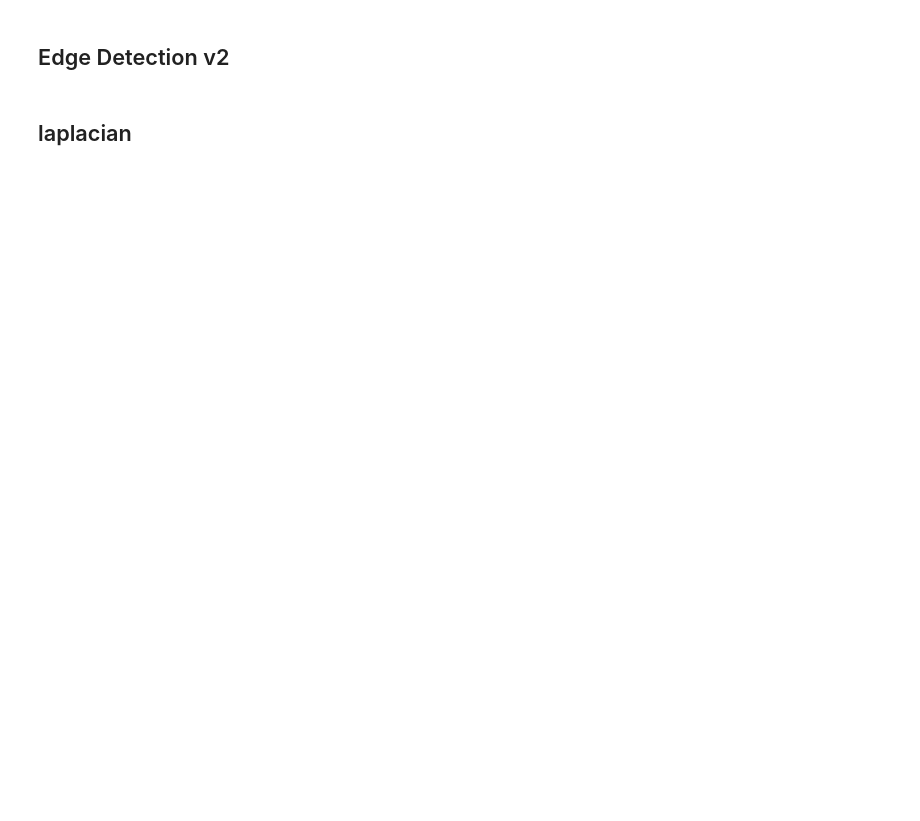
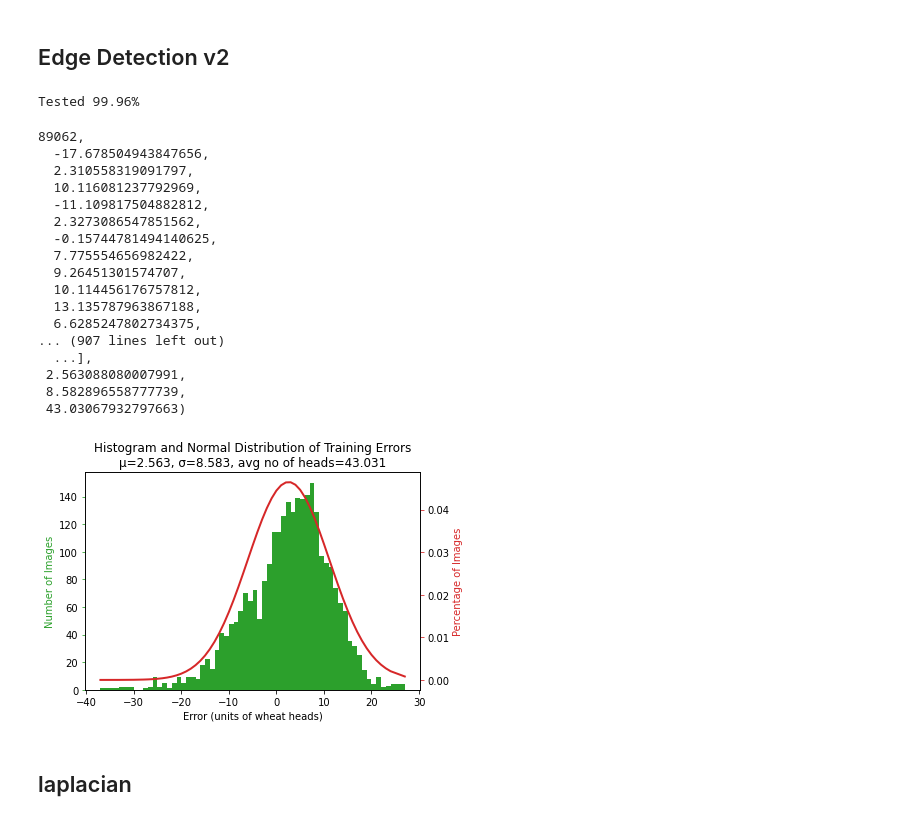
Before and after one commit to GerryChen117/2020-Summer-APS360-Project, a Jupyter notebook: model/openCVModels.ipynb, the cells around one changed output. Cells and saved outputs as stored; diff of their text form; code cells hidden in the pictures; blank space fills up the shorter version.

```diff
--- a/model/openCVModels.ipynb
+++ b/model/openCVModels.ipynb
@@ -80,6 +107,30 @@ trainNet(net = my_model,
          batchsize = 32,
          epochNo = 20,
          lr = 0.001)
+# %%
+trainLoader, valLoader, testLoader = loadData(batchsize = 1, args = {'func': edgeDetect2})
+netPath = "/content/APS360-2020Summer-Project/saved/TrainingRuns/RegAdamTrainer/edgeDetect2_b32_te20_lr0.001"
+regresAnalysis(my_model, trainLoader, netPath)
+# %% [output]
+Tested 99.96%
+89062,
+  -17.678504943847656,
+  2.310558319091797,
+  10.116081237792969,
+  -11.109817504882812,
+  2.3273086547851562,
+  -0.15744781494140625,
+  7.775554656982422,
+  9.26451301574707,
+  10.114456176757812,
+  13.135787963867188,
+  6.6285247802734375,
+... (907 lines left out)
+  ...],
+ 2.563088080007991,
+ 8.582896558777739,
+ 43.03067932797663)
+[figure, added]
 # %% [markdown]
 ## laplacian
 # %%
```
Also changed, not shown: parts of 18 cells of this notebook, 52 other files.
